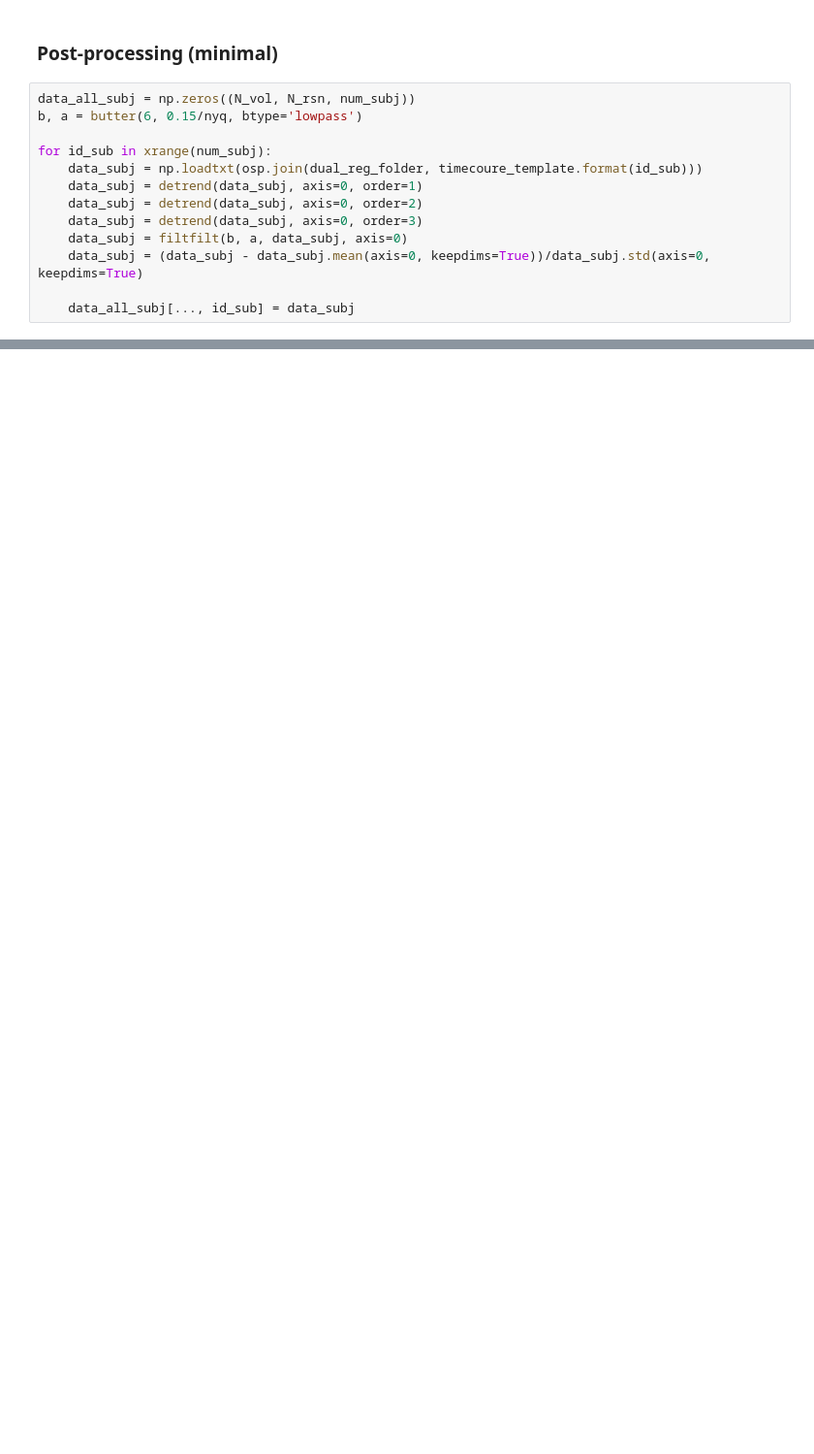
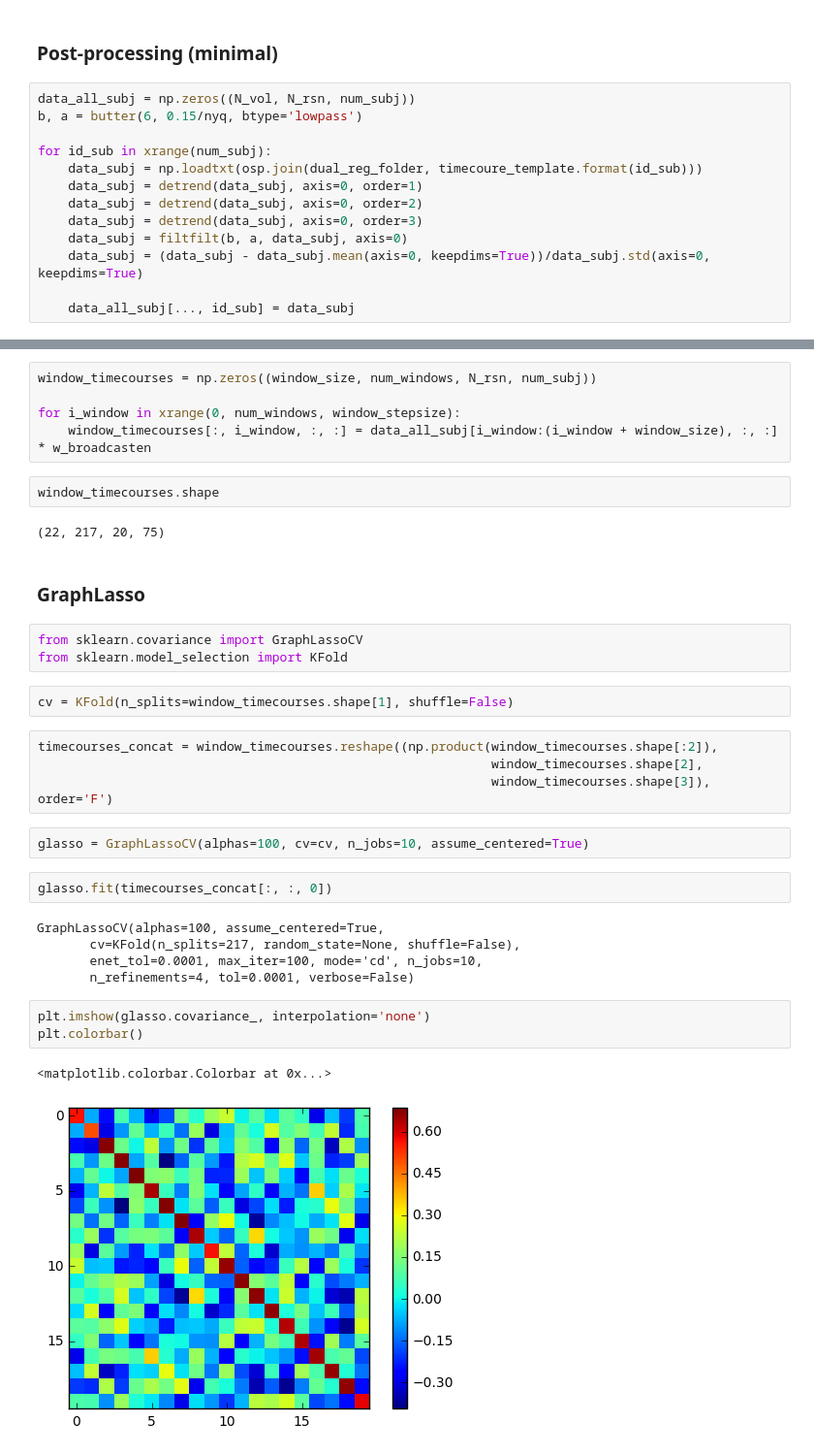
Before and after one commit to PaulZhutovsky/rsn_analysis, a Jupyter notebook: dynamic_FC.ipynb, the cells around one changed output, grey strips where cells are left out. Shown: that part at 97% size. Cells and saved outputs as stored; diff of their text form; blank space fills up the shorter version.

```diff
--- a/dynamic_FC.ipynb
+++ b/dynamic_FC.ipynb
@@ -31,0 +46,35 @@ for id_sub in xrange(num_subj):
+# %%
+window_timecourses = np.zeros((window_size, num_windows, N_rsn, num_subj))
+
+for i_window in xrange(0, num_windows, window_stepsize):
+    window_timecourses[:, i_window, :, :] = data_all_subj[i_window:(i_window + window_size), :, :] * w_broadcasten
+# %%
+window_timecourses.shape
+# %% [output]
+(22, 217, 20, 75)
+# %% [markdown]
+### GraphLasso
+# %%
+from sklearn.covariance import GraphLassoCV
+from sklearn.model_selection import KFold
+# %%
+cv = KFold(n_splits=window_timecourses.shape[1], shuffle=False)
+# %%
+timecourses_concat = window_timecourses.reshape((np.product(window_timecourses.shape[:2]),
+                                                            window_timecourses.shape[2],
+                                                            window_timecourses.shape[3]), order='F')
+# %%
+glasso = GraphLassoCV(alphas=100, cv=cv, n_jobs=10, assume_centered=True)
+# %%
+glasso.fit(timecourses_concat[:, :, 0])
+# %% [output]
+GraphLassoCV(alphas=100, assume_centered=True,
+       cv=KFold(n_splits=217, random_state=None, shuffle=False),
+       enet_tol=0.0001, max_iter=100, mode='cd', n_jobs=10,
+       n_refinements=4, tol=0.0001, verbose=False)
+# %%
+plt.imshow(glasso.covariance_, interpolation='none')
+plt.colorbar()
+# %% [output]
+<matplotlib.colorbar.Colorbar at 0x...>
+[figure, added]
```
Also changed, not shown: parts of 7 cells of this notebook.
